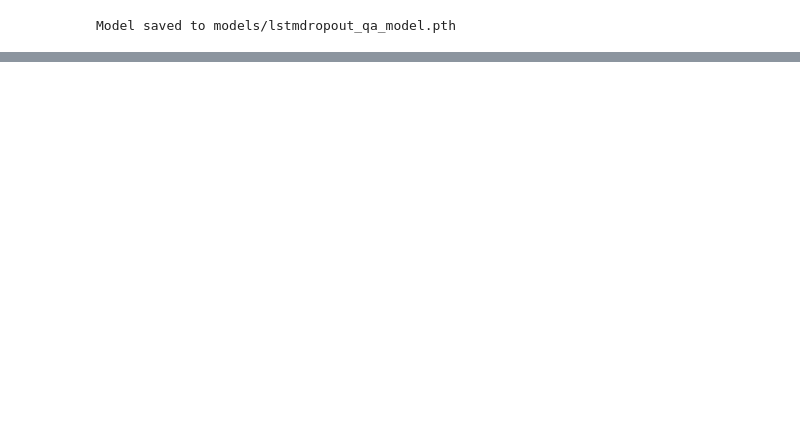
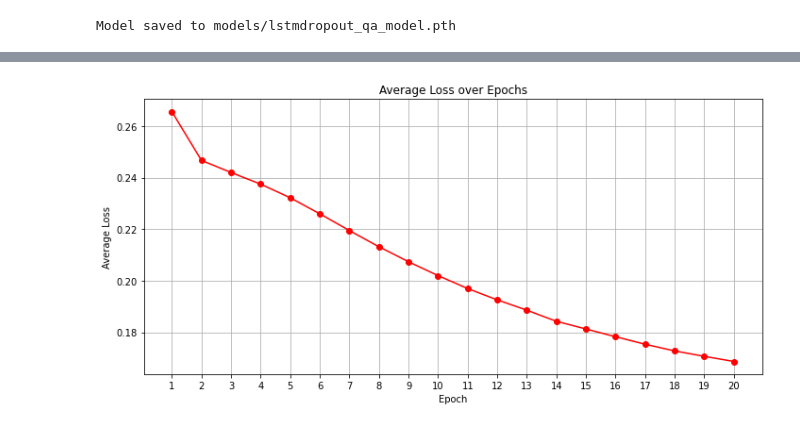
Before and after one commit to saekbote/cai6307-parsingpandas, a Jupyter notebook: LSTM.ipynb, the cells around one changed output, grey strips where cells are left out. Saved outputs shown, nothing was run; the diff lists cells and outputs as text; code cells hidden in the pictures; blank space fills up the shorter version.

```diff
--- a/LSTM.ipynb
+++ b/LSTM.ipynb
@@ -283,0 +328,26 @@ Validation Loss: 0.2764, Validation Accuracy: 0.3751
+# %%
+# Manually input the average loss per epoch from the image
+avg_loss = [
+    0.2656, 0.2467, 0.2420, 0.2375, 0.2322, 0.2260,
+    0.2195, 0.2132, 0.2074, 0.2020, 0.1970, 0.1926,
+    0.1886, 0.1843, 0.1813, 0.1783, 0.1754, 0.1728,
+    0.1707, 0.1687
+]
+
+# Plotting the graph for average loss
+plt.figure(figsize=(10, 5))
+plt.plot(epochs, avg_loss, marker='o', linestyle='-', color='r')
+plt.title('Average Loss over Epochs')
+plt.xlabel('Epoch')
+plt.ylabel('Average Loss')
+plt.grid(True)
+plt.xticks(epochs)
+plt.tight_layout()
+
+# Save the plot to a file
+plt.savefig('avg_loss_over_epochs.png')
+
+# Show the plot
+plt.show()
+# %% [output]
+[figure, added]
```
Also changed, not shown: parts of 5 cells of this notebook, 4 other files.
